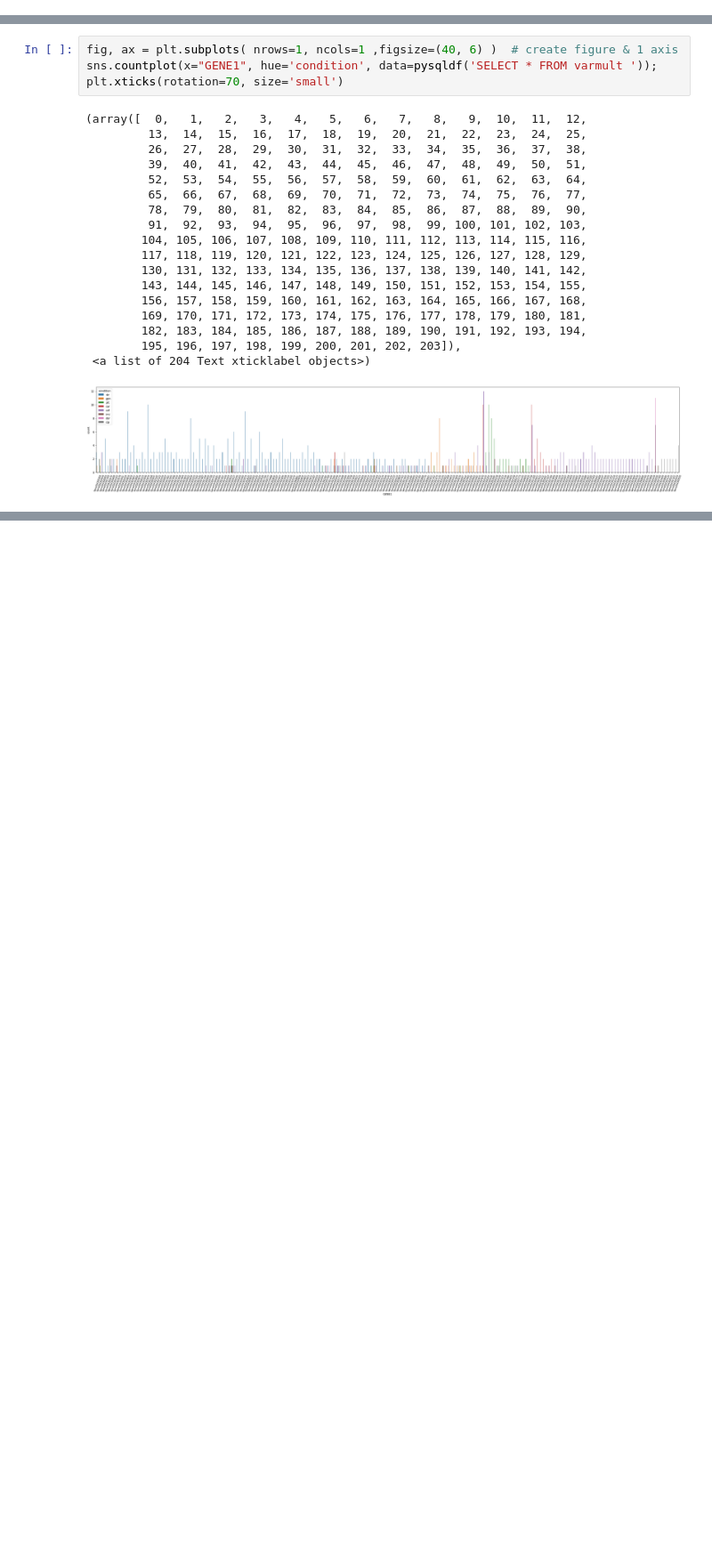
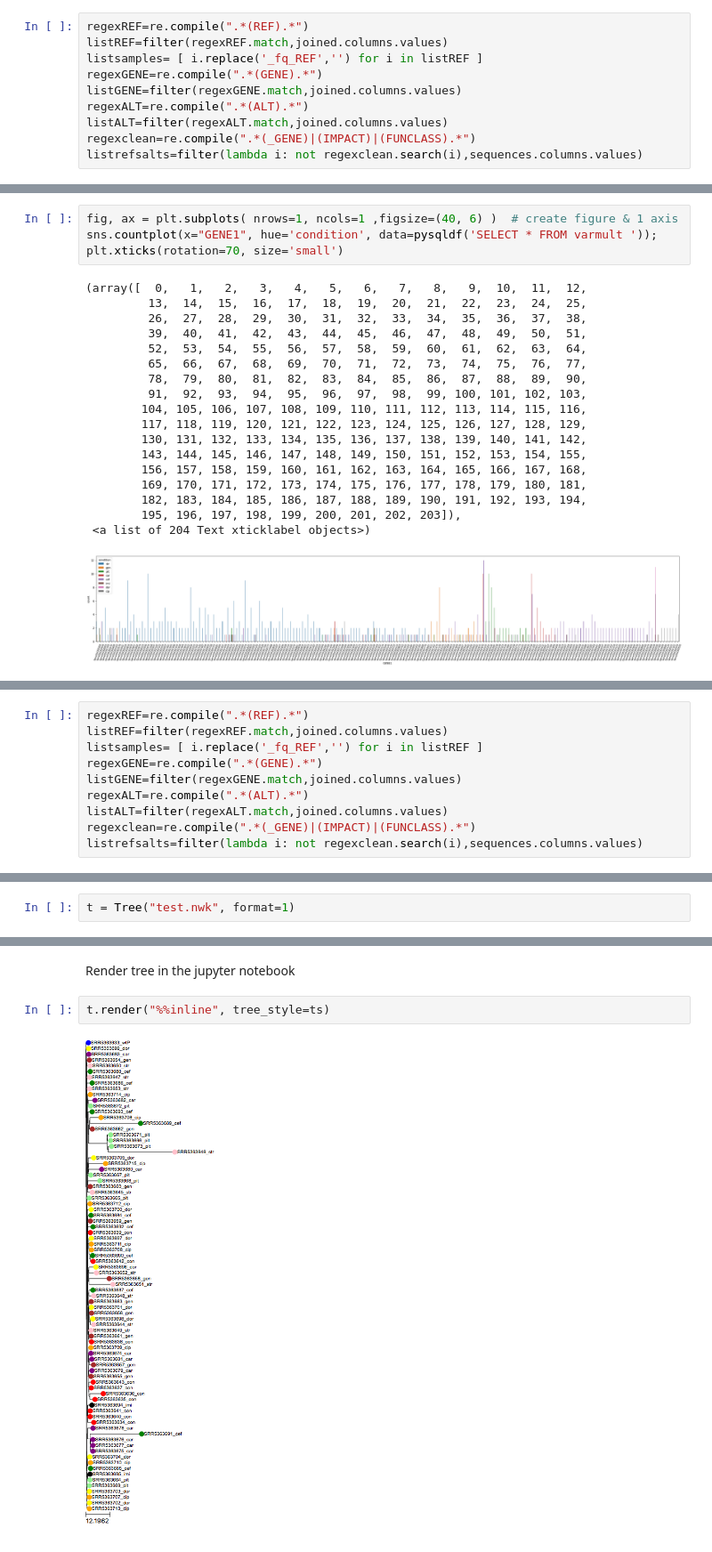
Before and after one commit to nekrut/notebooks, a Jupyter notebook: pa14/IntragenicVar_grouped_by_gene.ipynb, the cells around one changed output, grey strips where cells are left out. Shown at 89% size. Saved outputs shown, nothing was run; the diff lists cells and outputs as text; blank space fills up the shorter version.

Commit message:
Addition of comments, and tree built with removing single occuring variants and single occuring genes

```diff
--- a/pa14/IntragenicVar_grouped_by_gene.ipynb
+++ b/pa14/IntragenicVar_grouped_by_gene.ipynb
@@ -447,0 +456,10 @@ plt.xticks(rotation=70, size='small')
+# %%
+regexREF=re.compile(".*(REF).*")
+listREF=filter(regexREF.match,joined.columns.values)
+listsamples= [ i.replace('_fq_REF','') for i in listREF ]
+regexGENE=re.compile(".*(GENE).*")
+listGENE=filter(regexGENE.match,joined.columns.values)
+regexALT=re.compile(".*(ALT).*")
+listALT=filter(regexALT.match,joined.columns.values)
+regexclean=re.compile(".*(_GENE)|(IMPACT)|(FUNCLASS).*")
+listrefsalts=filter(lambda i: not regexclean.search(i),sequences.columns.values)
@@ -570,0 +766,10 @@ plt.xticks(rotation=70, size='small')
+# %%
+regexREF=re.compile(".*(REF).*")
+listREF=filter(regexREF.match,joined.columns.values)
+listsamples= [ i.replace('_fq_REF','') for i in listREF ]
+regexGENE=re.compile(".*(GENE).*")
+listGENE=filter(regexGENE.match,joined.columns.values)
+regexALT=re.compile(".*(ALT).*")
+listALT=filter(regexALT.match,joined.columns.values)
+regexclean=re.compile(".*(_GENE)|(IMPACT)|(FUNCLASS).*")
+listrefsalts=filter(lambda i: not regexclean.search(i),sequences.columns.values)
@@ -570,0 +882,2 @@ plt.xticks(rotation=70, size='small')
+# %%
+t = Tree("test.nwk", format=1)
@@ -570,0 +932,6 @@ plt.xticks(rotation=70, size='small')
+# %% [markdown]
+Render tree in the jupyter notebook
+# %%
+t.render("%%inline", tree_style=ts)
+# %% [output]
+[figure, added]
```
Also changed, not shown: parts of 64 cells of this notebook.
